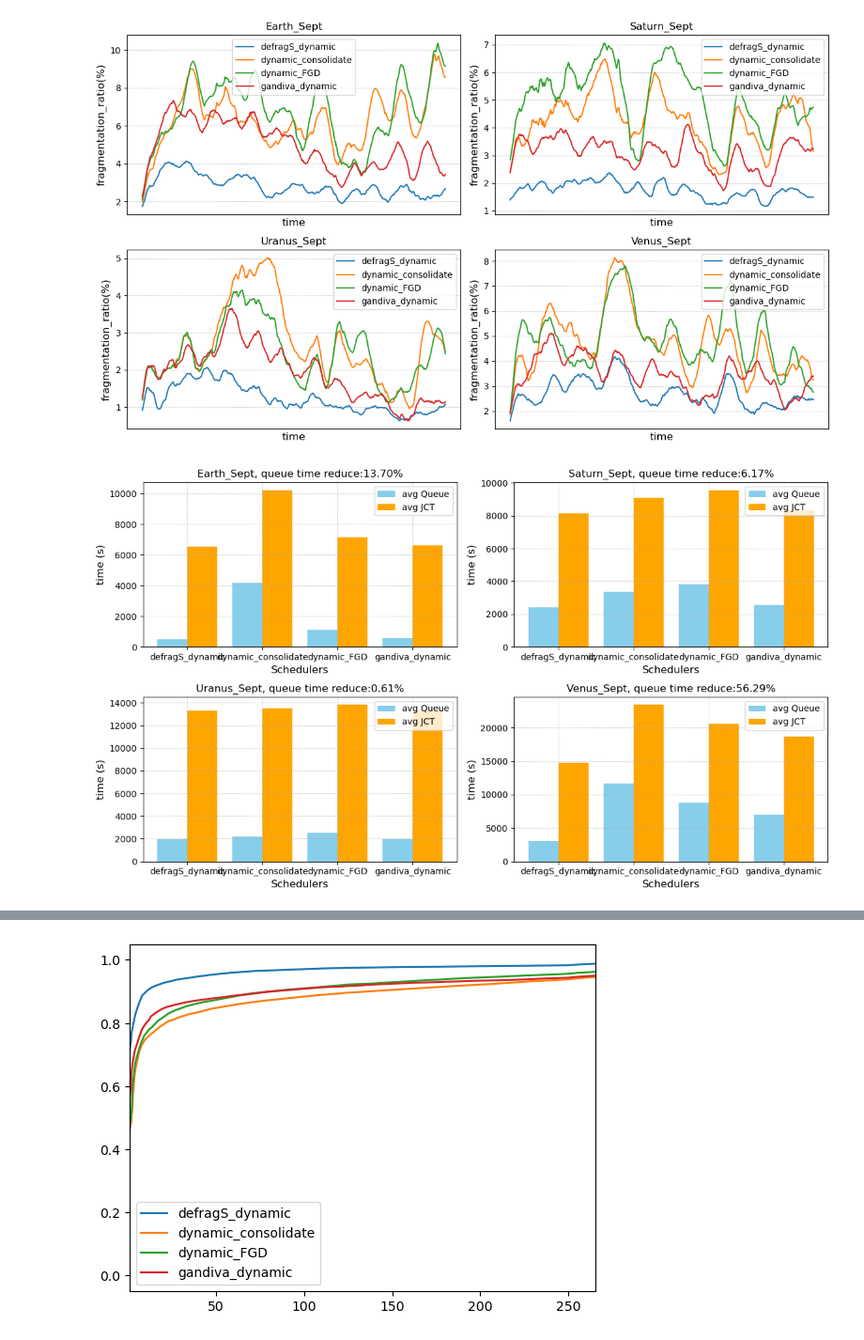
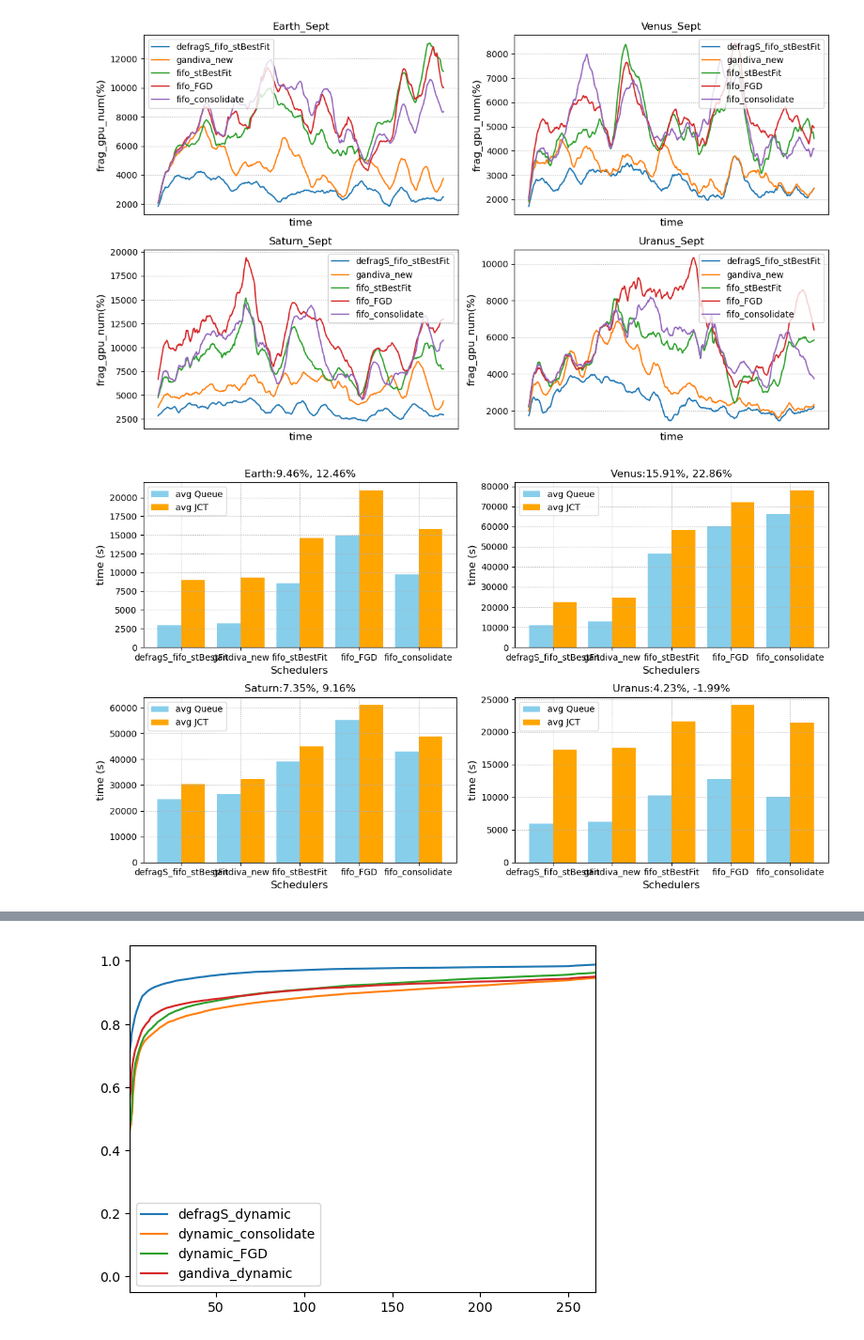
Before and after one commit to CUG-nhf/simulator, a Jupyter notebook: plot/Helios_plot.ipynb, the cells around one changed output, grey strips where cells are left out. Shown: that part at 94% size. Drawn from its saved outputs; the diff is of its cells as text; code cells hidden in the pictures.

```diff
--- a/plot/Helios_plot.ipynb
+++ b/plot/Helios_plot.ipynb
@@ -6,33 +6,17 @@ import sys
 import os
 sys.path.append('/data/nihaifeng/code/HeliosArtifact/simulator')
 import utils
-# %%
-experiments = ['Venus', 'Earth', 'Saturn', 'Uranus']
-for ept in experiments:
-	trace_dir = f'/data/nihaifeng/code/HeliosArtifact/simulator/data/{ept}'
-	vc_dict = pd.read_pickle(trace_dir+'/vc_dict_homo.pkl')
-	# trace_range = ('2020-06-01 00:00:00', '2020-06-30 23:59:00')
-	trace_range = ('2020-07-01 00:00:00', '2020-07-31 23:59:00')
-	# trace_range = ('2020-09-01 00:00:00', '2020-09-26 23:59:00')
-	trace_df, _ = utils.trace_process(trace_dir, trace_range, vc_dict)
-	print(trace_df.vc.value_counts())
-
-	break
 # %%
-schedulers = ["defragS_dynamic", "dynamic_consolidate",  "dynamic_FGD", "gandiva_dynamic"]
-# schedulers = ["defragS_dynamic_ckpt", "dynamic_consolidate",  "dynamic_FGD", "gandiva_dynamic_ckpt"]
-# schedulers = ["defragS_fifo", "fifo_consolidate", "gandiva_fifo", "fifo_FGD",]
-# schedulers = ["defragS_fifo_ckpt", "fifo_consolidate", "gandiva_fifo_ckpt", "fifo_FGD",]
+selector = 'fifo'
+# schedulers = [f"defragS_{selector}_stBestFit", f"gandiva_{selector}", f"defragS_{selector}_FGD",]
+schedulers = [f"defragS_{selector}_stBestFit", f"gandiva_new", f"{selector}_stBestFit", f"{selector}_FGD", f"{selector}_consolidate",] #
 
-# schedulers = ["defragS_sdf", "defragS_sjf", "sjf_consolidate",  "sjf_FGD", "gandiva_sjf"] #
+log_dir = f"../log/new"
 
 month = 'Sept'#
-experiments = ['Earth', 'Saturn', 'Uranus', 'Venus']
-
+experiments = ['Earth', 'Venus', 'Saturn', 'Uranus',] #
 window_size = 60 * 24 * 1
-utilization = 'fragmentation_ratio' # ''gpu_utilization
-
-log_dir = "../log/test"
+utilization = 'frag_gpu_num' # ''gpu_utilization fragmentation_ratio
 
 FIG_SIZE=(12, 7)
 fig, axes = plt.subplots(2, 2, figsize=FIG_SIZE)  # 创建 2x2 的子图网格
@@ -40,7 +24,7 @@ axes = axes.flatten()  # 将 2D 数组展开成 1D，方便索引
 
 for idx, ept in enumerate(experiments):
 	ax = axes[idx]  # 获取对应的子图
-
+	uls = []
 	for i, scheduler in enumerate(schedulers):
 		df = pd.read_csv(log_dir + f'/{ept}_{month}/{ept}_{month}_{scheduler}/all/{scheduler}_all_seq.csv')
 		y = df[utilization] * 100
@@ -57,44 +41,48 @@ for idx, ept in enumerate(experiments):
 plt.tight_layout()
 plt.show()
 # %% [output]
-[figure, old version]
+[figure, new version]
 # %%
 fig, axes = plt.subplots(2, 2, figsize=FIG_SIZE)  # 创建 2x2 的子图网格
 axes = axes.flatten()  # 将 2D 数组展开成 1D，方便索引
 
 for idx, ept in enumerate(experiments):
 	ax = axes[idx]  # 获取对应的子图
 	que_list, jct_list = [], []
 	for i, scheduler in enumerate(schedulers):
 		df = pd.read_csv(log_dir+f'/{ept}_{month}/{ept}_{month}_{scheduler}/jct_avg.csv')
 		jct_list.append(df.iloc[len(df)-1, 1])
 		df = pd.read_csv(log_dir+f'/{ept}_{month}/{ept}_{month}_{scheduler}/que_avg.csv')
 		que_list.append(df.iloc[len(df)-1, 1])
 
 	# 设置柱状图的宽度和位置
 	x_indices = np.arange(len(schedulers))  # x 轴位置
 	bar_width = 0.4  # 每个柱的宽度
 
 	# 绘制两组柱状图
 	ax.bar(x_indices - bar_width/2, que_list, bar_width, label='avg Queue', color='skyblue')
 	ax.bar(x_indices + bar_width/2, jct_list, bar_width, label='avg JCT', color='orange')
 
+	ret = []
 	dfs = que_list[0]
-	tmp = que_list[1:]
-	ax.set_title(f'{ept}_{month}, queue time reduce:{(min(tmp)-dfs)/min(tmp)*100:.2f}%', fontsize=12)
+	tmp = que_list[1:2]
+	ret.append(round((min(tmp)-dfs)/min(tmp)*100 ,2))
+	dfs = que_list[2]
+	tmp = que_list[3:]
+	ret.append(round((min(tmp)-dfs)/min(tmp)*100,2))
+	ax.set_title( f'{ept}:{ret[0]}%, {ret[1]}%', fontsize=12)
 	ax.set_xlabel("Schedulers", fontsize=12)
 	ax.set_ylabel("time (s)", fontsize=12)
 	ax.set_xticks(x_indices)
 	ax.set_xticklabels(schedulers)
 	ax.legend(loc='best', fontsize=10)
 	ax.grid(linestyle=':')
 
 # 调整子图间距
 plt.tight_layout()
 plt.show()
-# schedulers = ["defragS_sdf", "sjf_consolidate", "sjf_FGD", "gandiva_sjf", "defragS_dynamic", "defragS_fifo", "defragS_sjf", "fifo_consolidate", "fifo_FGD", "gandiva_fifo"]
 # %% [output]
-[figure, old version]
+[figure, new version]
 # %%
 data_type = "queue"
 
```
Also changed, not shown: parts of 1 cell of this notebook, 21 other files.
